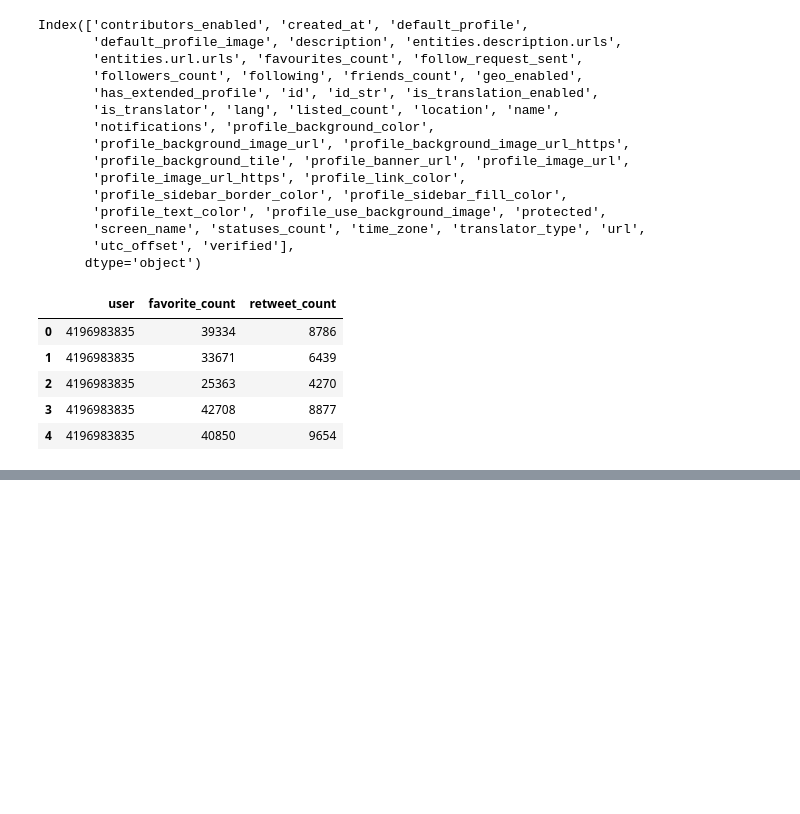
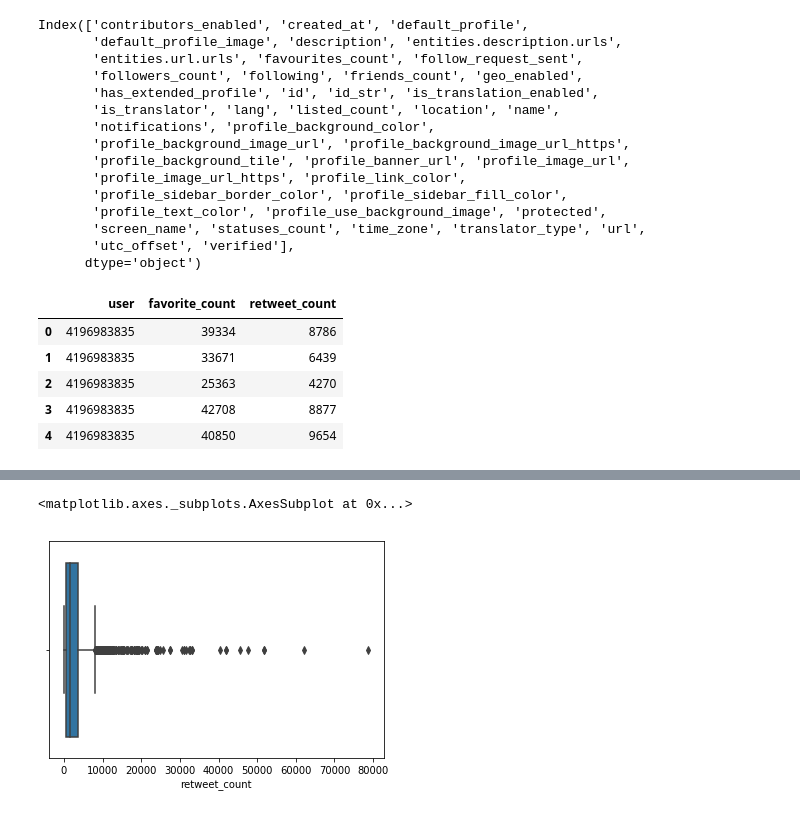
Before and after one commit to liuyang21cn/Udacity-DAND, a Jupyter notebook: 2-Data-Wrangling/Wrangle-And-Analyze-Data-Project/wrangle_act.ipynb, the cells around one changed output, grey strips where cells are left out. Drawn from its saved outputs; the diff is of its cells as text; code cells hidden in the pictures; blank space fills up the shorter version.

```diff
--- a/2-Data-Wrangling/Wrangle-And-Analyze-Data-Project/wrangle_act.ipynb
+++ b/2-Data-Wrangling/Wrangle-And-Analyze-Data-Project/wrangle_act.ipynb
@@ -332,0 +392,5 @@ tweets_clean.head()
+# %%
+sns.boxplot(x = tweets_clean['retweet_count'])
+# %% [output]
+<matplotlib.axes._subplots.AxesSubplot at 0x...>
+[figure, added]
```
Also changed, not shown: parts of 13 cells of this notebook, 2 other files.
